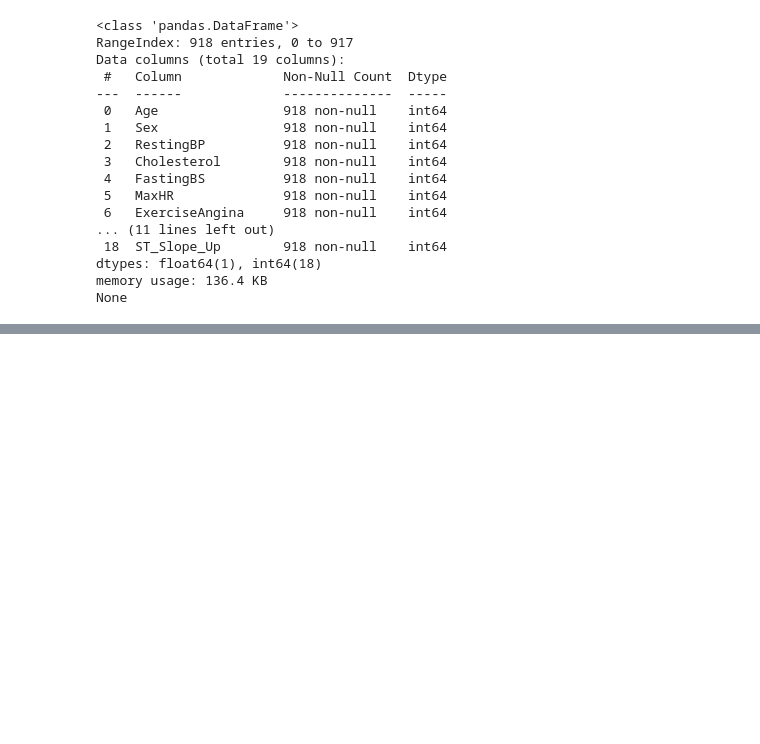
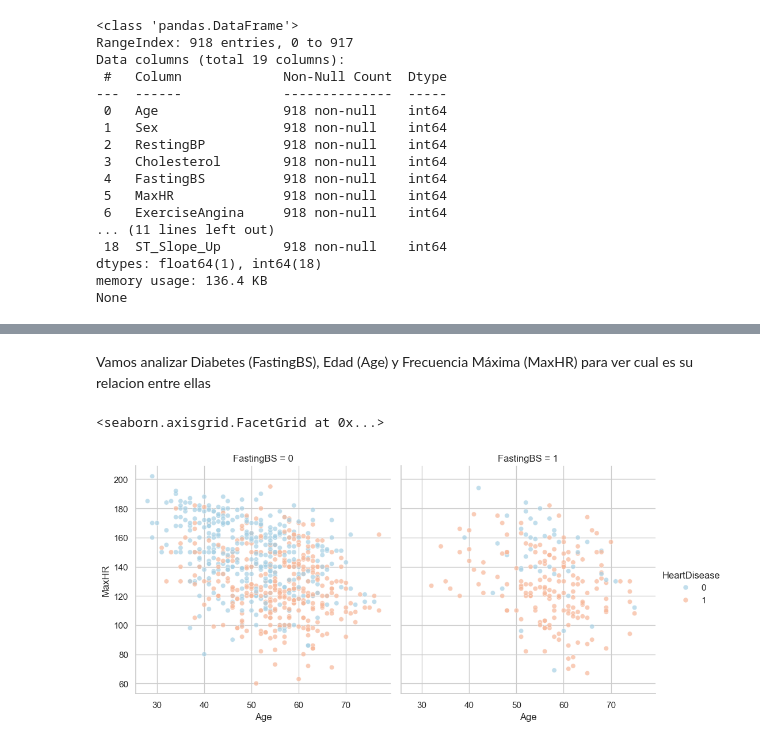
Before and after one commit to iRuperth/BeatSense, a Jupyter notebook: notebook/eda_heart_failure_g.ipynb, the cells around one changed output, grey strips where cells are left out. Cells and saved outputs as stored; diff of their text form; code cells hidden in the pictures; blank space fills up the shorter version.

```diff
--- a/notebook/eda_heart_failure_g.ipynb
+++ b/notebook/eda_heart_failure_g.ipynb
@@ -373,0 +387,17 @@ None
+# %% [markdown]
+Vamos analizar Diabetes (FastingBS), Edad (Age) y Frecuencia Máxima (MaxHR) para ver cual es su relacion entre ellas
+# %%
+# Gráfico de dispersión de Edad vs MaxHR, separado por Diabetes (FastingBS)
+sns.relplot(
+    data=df,
+    x='Age',
+    y='MaxHR',
+    hue='HeartDisease',
+    col='FastingBS',
+    kind='scatter',
+    palette='RdBu_r',
+    alpha=0.7
+)
+# %% [output]
+<seaborn.axisgrid.FacetGrid at 0x...>
+[figure, added]
```
Also changed, not shown: parts of 4 cells of this notebook, 1 other file.
